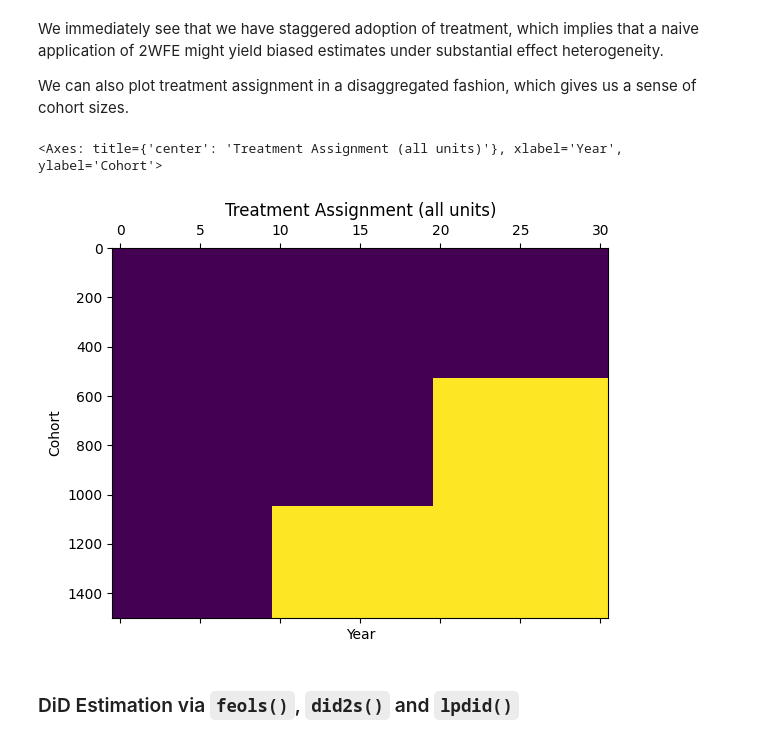
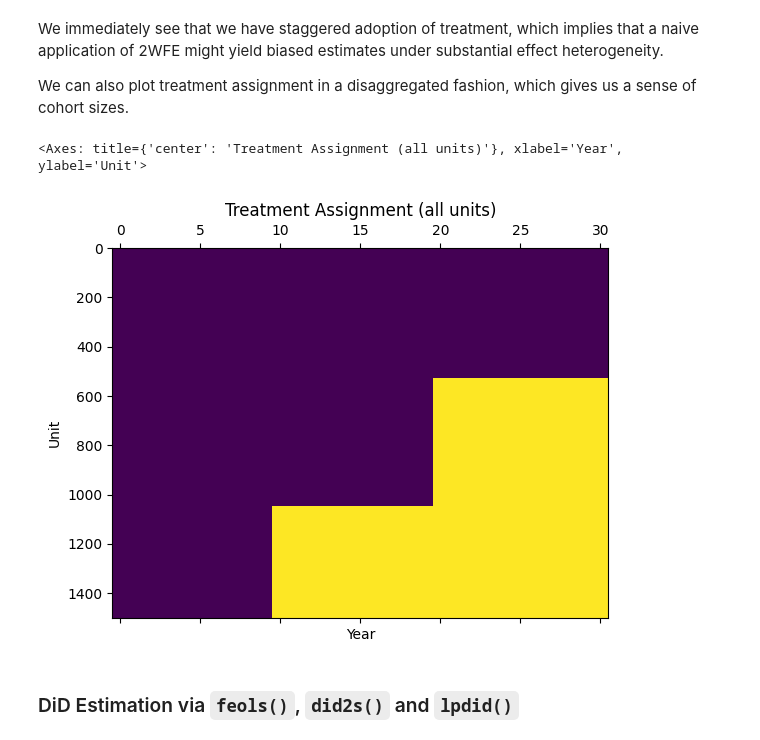
Before and after one commit to py-econometrics/pyfixest, a Jupyter notebook: docs/difference-in-differences.ipynb, the cells around one changed output. Drawn from its saved outputs; the diff is of its cells as text; code cells hidden in the pictures.

```diff
--- a/docs/difference-in-differences.ipynb
+++ b/docs/difference-in-differences.ipynb
@@ -50,14 +50,14 @@ We can also plot treatment assignment in a disaggregated fashion, which gives us
 # %%
 panelview(
     df_het,
     unit="unit", time="year", treat="treat",
     sort_by_timing=True,
-    ylab="Cohort", xlab="Year",
+    ylab="Unit", xlab="Year",
     title = "Treatment Assignment (all units)",
 )
 # %% [output]
-<Axes: title={'center': 'Treatment Assignment (all units)'}, xlabel='Year', ylabel='Cohort'>
+<Axes: title={'center': 'Treatment Assignment (all units)'}, xlabel='Year', ylabel='Unit'>
-[figure, old version]
+[figure, new version]
 # %% [markdown]
 ### DiD Estimation via `feols()`, `did2s()` and `lpdid()`
 # %% [markdown]
```
Also changed, not shown: parts of 1 cell of this notebook, 1 other file.
